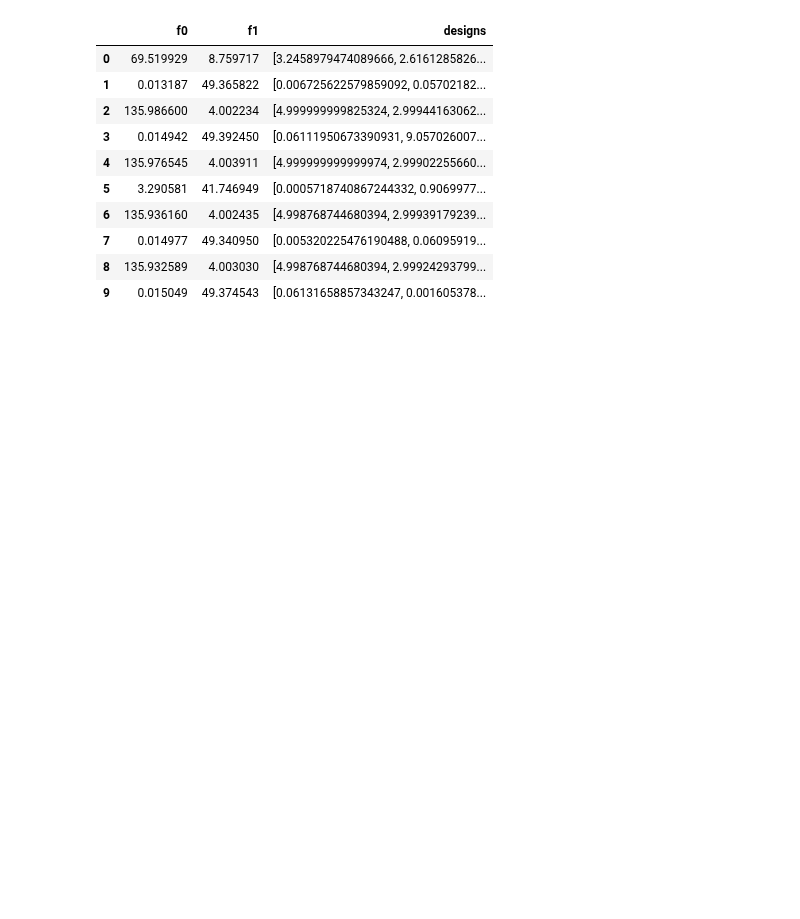
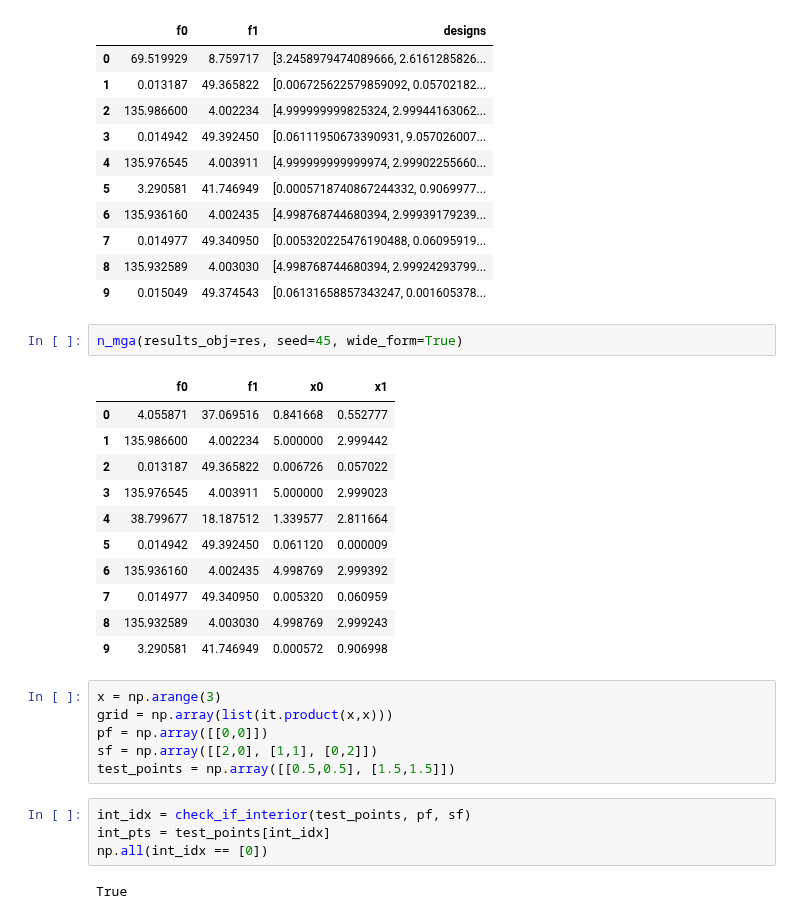
Before and after one commit to arfc/osier, a Jupyter notebook: docs/source/examples/mga_tutorial.ipynb, the cells around one changed output. Saved outputs shown, nothing was run; the diff lists cells and outputs as text; blank space fills up the shorter version.

```diff
--- a/docs/source/examples/mga_tutorial.ipynb
+++ b/docs/source/examples/mga_tutorial.ipynb
@@ -170,3 +171,29 @@ n_mga(results_obj=res)
 | 7 | 0.014977 | 49.340950 | [0.005320225476190488, 0.06095919... |
 | 8 | 135.932589 | 4.003030 | [4.998768744680394, 2.99924293799... |
 | 9 | 0.015049 | 49.374543 | [0.06131658857343247, 0.001605378... |
+# %%
+n_mga(results_obj=res, seed=45, wide_form=True)
+# %% [output]
+|  | f0 | f1 | x0 | x1 |
+| 0 | 4.055871 | 37.069516 | 0.841668 | 0.552777 |
+| 1 | 135.986600 | 4.002234 | 5.000000 | 2.999442 |
+| 2 | 0.013187 | 49.365822 | 0.006726 | 0.057022 |
+| 3 | 135.976545 | 4.003911 | 5.000000 | 2.999023 |
+| 4 | 38.799677 | 18.187512 | 1.339577 | 2.811664 |
+| 5 | 0.014942 | 49.392450 | 0.061120 | 0.000009 |
+| 6 | 135.936160 | 4.002435 | 4.998769 | 2.999392 |
+| 7 | 0.014977 | 49.340950 | 0.005320 | 0.060959 |
+| 8 | 135.932589 | 4.003030 | 4.998769 | 2.999243 |
+| 9 | 3.290581 | 41.746949 | 0.000572 | 0.906998 |
+# %%
+x = np.arange(3)
+grid = np.array(list(it.product(x,x)))
+pf = np.array([[0,0]])
+sf = np.array([[2,0], [1,1], [0,2]])
+test_points = np.array([[0.5,0.5], [1.5,1.5]])
+# %%
+int_idx = check_if_interior(test_points, pf, sf)
+int_pts = test_points[int_idx]
+np.all(int_idx == [0])
+# %% [output]
+True
```
Also changed, not shown: parts of 7 cells of this notebook, 2 other files.
